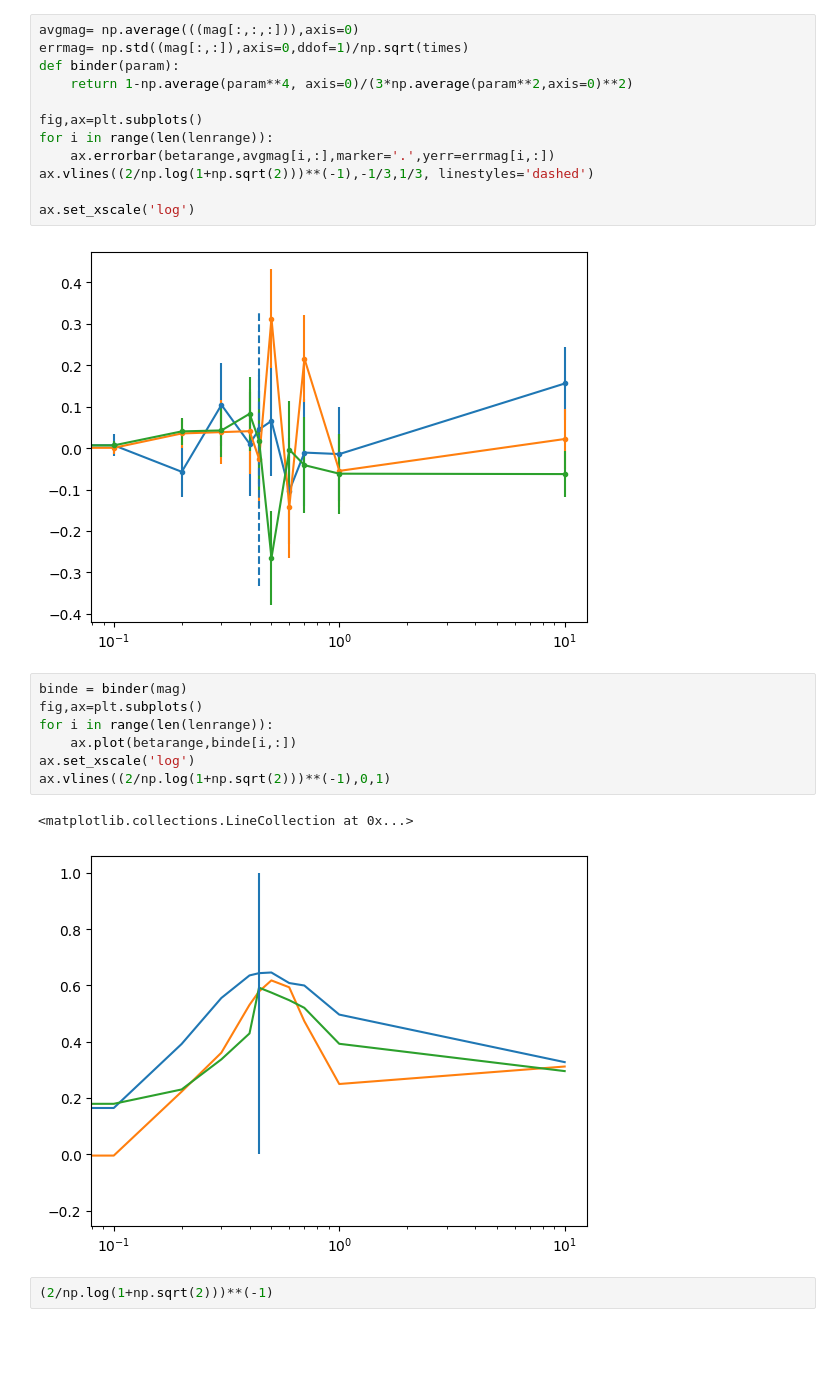
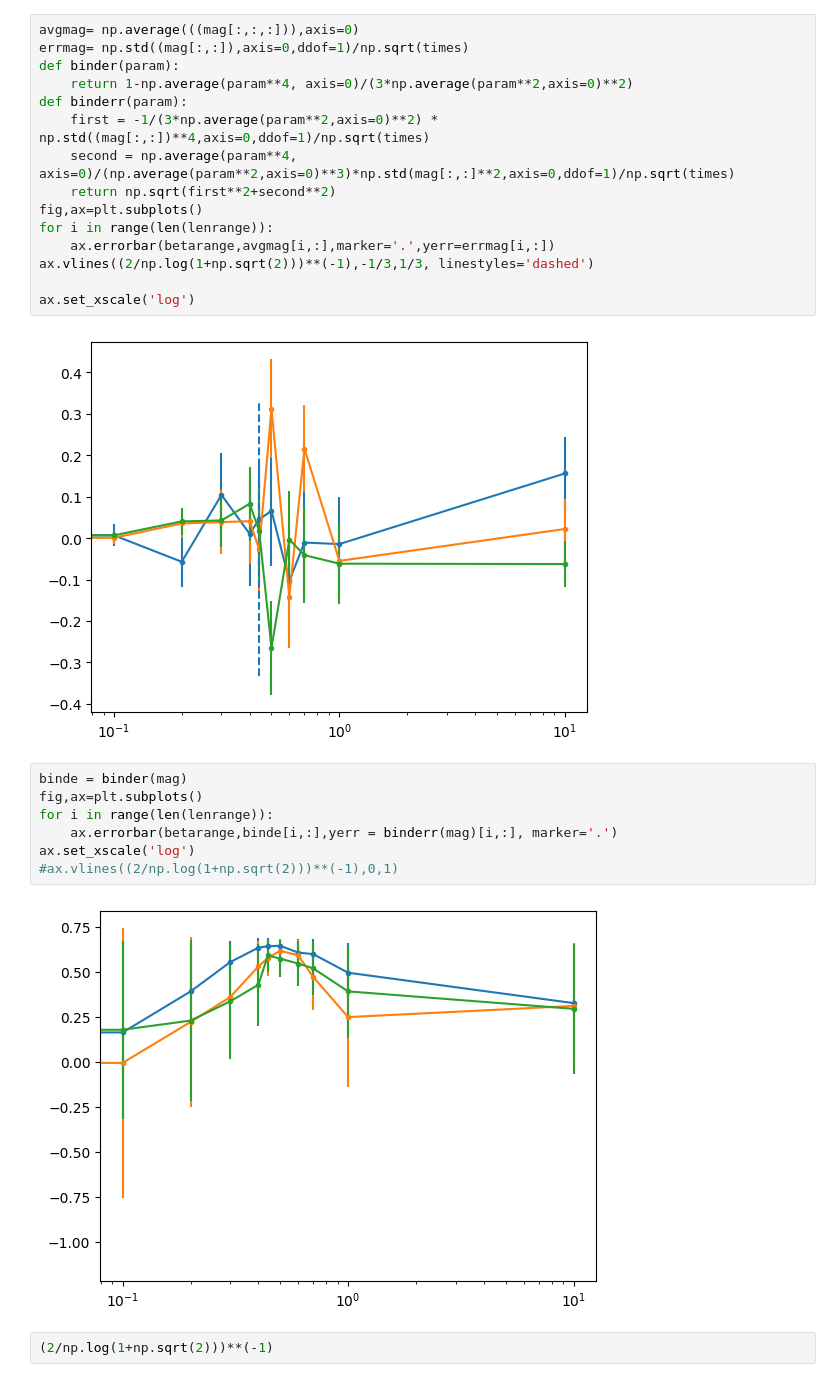
Before and after one commit to joshkarten/LabResearch, a Jupyter notebook: 2d Ising.ipynb, the cells around one changed output. Drawn from its saved outputs; the diff is of its cells as text; blank space fills up the shorter version.

Commit message:
uncertainty in binder

```diff
--- a/2d Ising.ipynb
+++ b/2d Ising.ipynb
@@ -147,7 +147,10 @@ avgmag= np.average(((mag[:,:,:])),axis=0)
 errmag= np.std((mag[:,:]),axis=0,ddof=1)/np.sqrt(times)
 def binder(param):
     return 1-np.average(param**4, axis=0)/(3*np.average(param**2,axis=0)**2)
-
+def binderr(param):
+    first = -1/(3*np.average(param**2,axis=0)**2) * np.std((mag[:,:])**4,axis=0,ddof=1)/np.sqrt(times)
+    second = np.average(param**4, axis=0)/(np.average(param**2,axis=0)**3)*np.std(mag[:,:]**2,axis=0,ddof=1)/np.sqrt(times)
+    return np.sqrt(first**2+second**2)
 fig,ax=plt.subplots()
 for i in range(len(lenrange)):
     ax.errorbar(betarange,avgmag[i,:],marker='.',yerr=errmag[i,:])
@@ -159,13 +162,12 @@ ax.set_xscale('log')
 # %%
 binde = binder(mag)
 fig,ax=plt.subplots()
 for i in range(len(lenrange)):
-    ax.plot(betarange,binde[i,:])
+    ax.errorbar(betarange,binde[i,:],yerr = binderr(mag)[i,:], marker='.')
 ax.set_xscale('log')
-ax.vlines((2/np.log(1+np.sqrt(2)))**(-1),0,1)
+#ax.vlines((2/np.log(1+np.sqrt(2)))**(-1),0,1)
 # %% [output]
-<matplotlib.collections.LineCollection at 0x...>
-[figure, old version]
+[figure, new version]
 # %%
 (2/np.log(1+np.sqrt(2)))**(-1)
 # %% [output]
```
